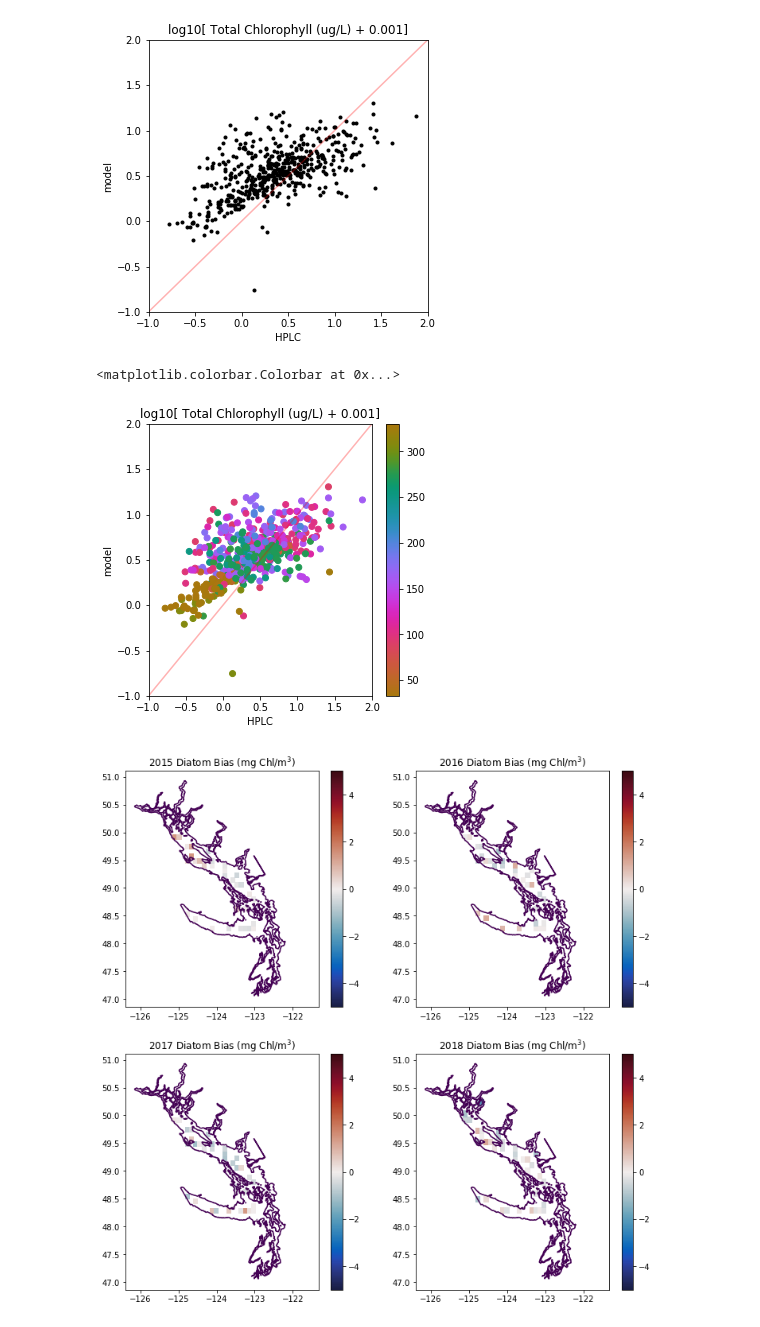
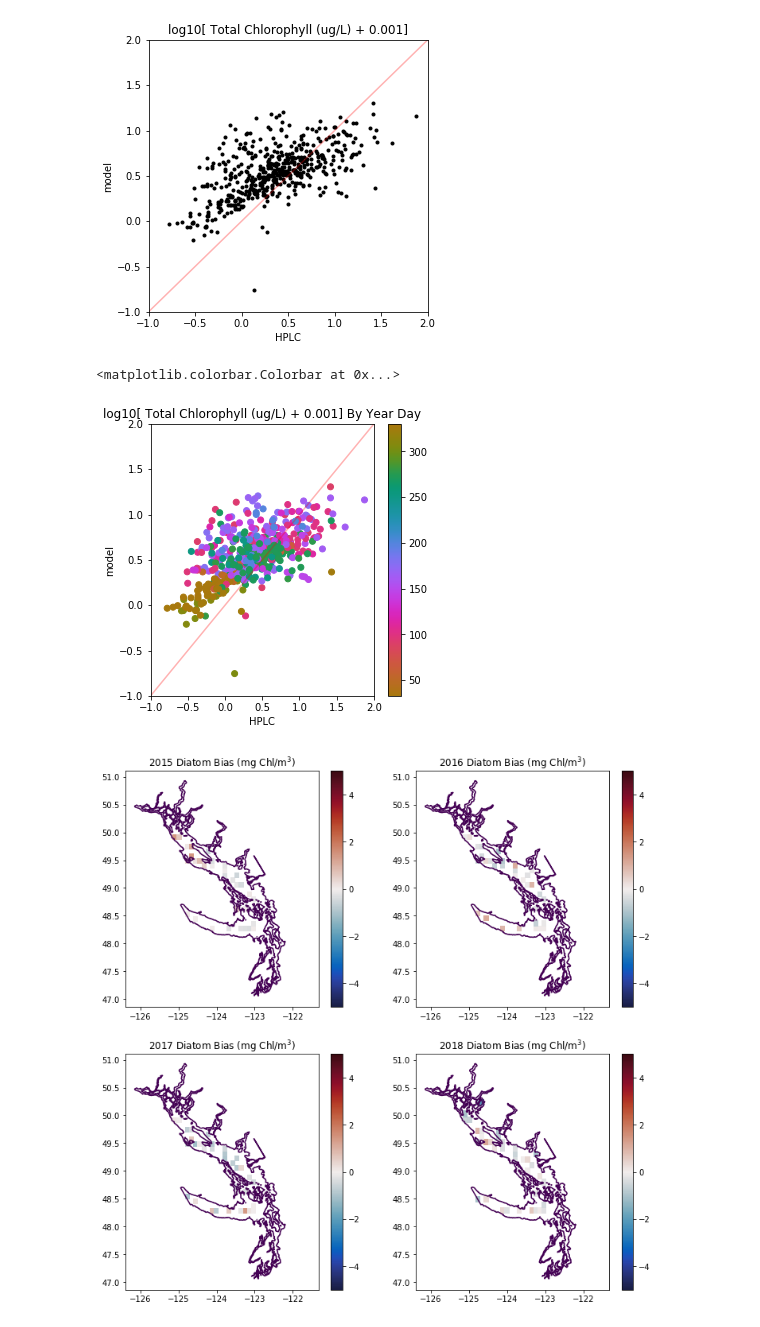
Before and after one commit to SalishSeaCast/analysis-elise-2, a Jupyter notebook: notebooks/NemcekHPLC/compHPLCModelFirstLook-201812.ipynb, the cells around one changed output. Saved outputs shown, nothing was run; the diff lists cells and outputs as text; code cells hidden in the pictures.

```diff
--- a/notebooks/NemcekHPLC/compHPLCModelFirstLook-201812.ipynb
+++ b/notebooks/NemcekHPLC/compHPLCModelFirstLook-201812.ipynb
@@ -20,6 +22,8 @@ Chl_N=1.8 # Chl:N ratio
 modSourceDir = "/results/SalishSea/nowcast-green.201812/"
 modver = "201812"
 Chl_N = 1.8
+# %%
+datestr='_'+start_date.strftime('%Y%m%d')+'_'+end_date.strftime('%Y%m%d')
 # %%
 def subval(idf,colList):
     # first value in colList should be the column you are going to keep
@@ -196,17 +200,17 @@ data['Year']=[ii.year for ii in data['dtUTC']]
 # %%
 fig,ax=plt.subplots(1,1,figsize=(5,5))
 m=ax.scatter(logt(data['TchlA (ug/L)']),logt(1.8*(data['mod_flagellates']+data['mod_ciliates']+data['mod_diatoms'])),
           c=data['yd'],cmap=cmocean.cm.phase)
-ax.set_title('log10[ Total Chlorophyll (ug/L) + 0.001]')
+ax.set_title('log10[ Total Chlorophyll (ug/L) + 0.001] By Year Day')
 ax.set_xlabel('HPLC')
 ax.set_ylabel('model')
 ax.plot((-6,5),(-6,5),'r-',alpha=.3)
 ax.set_xlim(-1,2)
 ax.set_ylim(-1,2);
 fig.colorbar(m)
 # %% [output]
 <matplotlib.colorbar.Colorbar at 0x...>
-[figure, old version]
+[figure, new version]
 # %%
 with nc.Dataset('/ocean/eolson/MEOPAR/NEMO-forcing/grid/mesh_mask201702_noLPE.nc') as mesh:
     tmask=np.copy(mesh.variables['tmask'][0,:,:,:])
```
Also changed, not shown: parts of 4 cells of this notebook, 14 other files.
